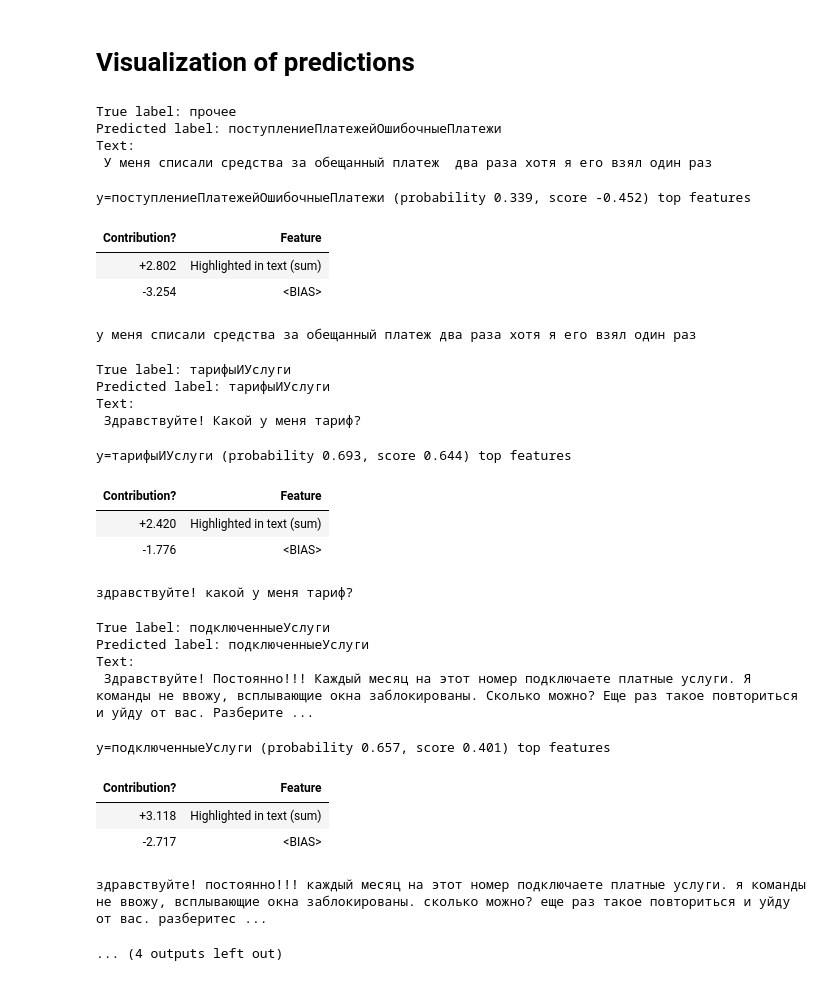
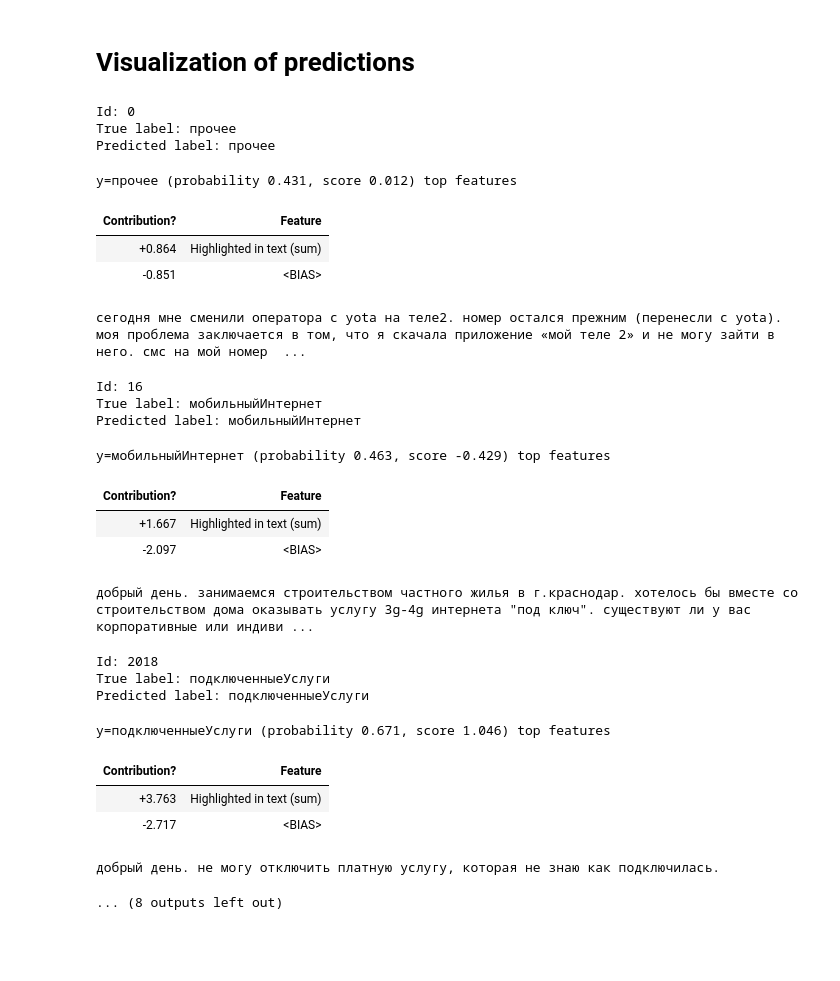
Before and after one commit to HackFactory/TELE2Hack, a Jupyter notebook: question_classification.ipynb, the cells around one changed output. Cells and saved outputs as stored; diff of their text form; code cells hidden in the pictures; blank space fills up the shorter version.

```diff
--- a/question_classification.ipynb
+++ b/question_classification.ipynb
@@ -16,6 +16,7 @@ warnings.filterwarnings("ignore")
 # Read data
 # %%
 data = pd.read_csv('D:/tele2_data_hack/email_reports.csv')
+data = data.sort_values(by='To.queue.time').reset_index(drop=True)
 print(data.shape)
 # %% [output]
 (125938, 10)
@@ -42,6 +43,9 @@ print(data.shape)
 ### Get question from user and topic of this question
 # %%
 def get_topic(x):
+    """""
+    Get topic from letter's body
+    """""
     ret = ''
     try:
         ret = x.split('Выберите тему обращения: ')[1].split('\r')[0]
@@ -50,6 +54,9 @@ def get_topic(x):
     return ret
 
 def get_question(x):
+    """""
+    Get question from letter's body
+    """""
     ret = ''
     try:
         ret = x.split('Выберите тему обращения: ')[1].split('\r')[1].split('\nЗадайте ваш вопрос или опишите проблему: ')[1]
@@ -184,48 +199,47 @@ Accuracy on test data: 0.6052028306588259
 # %%
 def show_examples(id_example):
 
-    text = data.iloc[id_example]['question']
+    text = X_test.reset_index(drop=True).iloc[id_example]
     predicted_label = le.inverse_transform(y_hat[id_example])
     true_label = le.inverse_transform(y_test_labels[id_example])
 
+    print('Id:', id_example)
     print('True label:', true_label)
     print('Predicted label:', predicted_label)
-    print('Text:\n', text)
+    #print('Text:\n', text)
     display(eli5.show_prediction(ls,
-                         data.iloc[id_example]['question'],
+                         X_test.reset_index(drop=True).iloc[id_example],
                          vec=tfidf,
                          #feature_names=list(tfidf.vocabulary_),
                          target_names=list(le.classes_),
                          targets=[predicted_label]))
-# %%
-for idd in [-1, -5, -42, -2018]:
-    show_examples(idd)
-# %% [output]
-True label: прочее
-Predicted label: поступлениеПлатежейОшибочныеПлатежи
-Text:
- У меня списали средства за обещанный платеж  два раза хотя я его взял один раз
-y=поступлениеПлатежейОшибочныеПлатежи (probability 0.339, score -0.452) top features
-| Contribution? | Feature |
-| +2.802 | Highlighted in text (sum) |
-| -3.254 | <BIAS> |
-у меня списали средства за обещанный платеж два раза хотя я его взял один раз
-True label: тарифыИУслуги
-Predicted label: тарифыИУслуги
-Text:
- Здравствуйте! Какой у меня тариф?
-y=тарифыИУслуги (probability 0.693, score 0.644) top features
-| Contribution? | Feature |
-| +2.420 | Highlighted in text (sum) |
-| -1.776 | <BIAS> |
-здравствуйте! какой у меня тариф?
-True label: подключенныеУслуги
-Predicted label: подключенныеУслуги
-Text:
- Здравствуйте! Постоянно!!! Каждый месяц на этот номер подключаете платные услуги. Я команды не ввожу, всплывающие окна заблокированы. Сколько можно? Еще раз такое повториться и уйду от вас. Разберите ...
-y=подключенныеУслуги (probability 0.657, score 0.401) top features
-| Contribution? | Feature |
-| +3.118 | Highlighted in text (sum) |
-| -2.717 | <BIAS> |
-здравствуйте! постоянно!!! каждый месяц на этот номер подключаете платные услуги. я команды не ввожу, всплывающие окна заблокированы. сколько можно? еще раз такое повториться и уйду от вас. разберитес ...
-... (4 outputs left out)
+# %%
+# have a look at examples of text classification
+for idd in [0, 16, 2018, 10002, 10024]:
+    show_examples(idd)
+# %% [output]
+Id: 0
+True label: прочее
+Predicted label: прочее
+y=прочее (probability 0.431, score 0.012) top features
+| Contribution? | Feature |
+| +0.864 | Highlighted in text (sum) |
+| -0.851 | <BIAS> |
+сегодня мне сменили оператора с yota на теле2. номер остался прежним (перенесли с yota). моя проблема заключается в том, что я скачала приложение «мой теле 2» и не могу зайти в него. смс на мой номер  ...
+Id: 16
+True label: мобильныйИнтернет
+Predicted label: мобильныйИнтернет
+y=мобильныйИнтернет (probability 0.463, score -0.429) top features
+| Contribution? | Feature |
+| +1.667 | Highlighted in text (sum) |
+| -2.097 | <BIAS> |
+добрый день. занимаемся строительством частного жилья в г.краснодар. хотелось бы вместе со строительством дома оказывать услугу 3g-4g интернета "под ключ". существуют ли у вас корпоративные или индиви ...
+Id: 2018
+True label: подключенныеУслуги
+Predicted label: подключенныеУслуги
+y=подключенныеУслуги (probability 0.671, score 1.046) top features
+| Contribution? | Feature |
+| +3.763 | Highlighted in text (sum) |
+| -2.717 | <BIAS> |
+добрый день. не могу отключить платную услугу, которая не знаю как подключилась.
+... (8 outputs left out)
```
Also changed, not shown: parts of 9 cells of this notebook, 1 other file.
